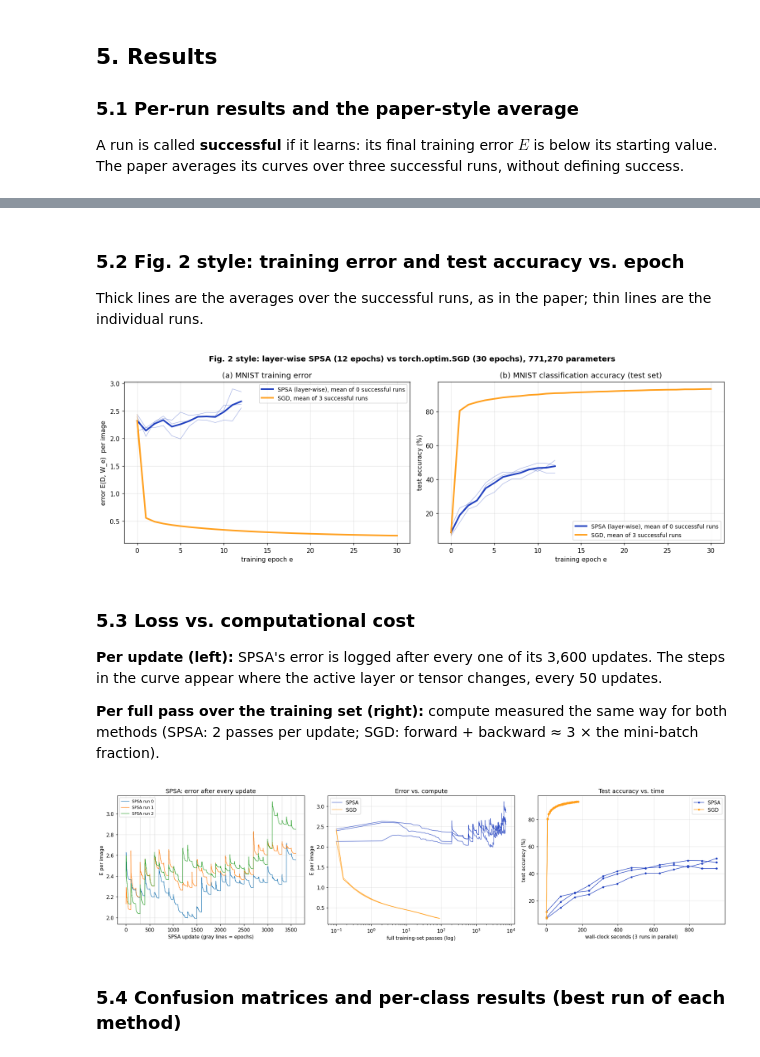
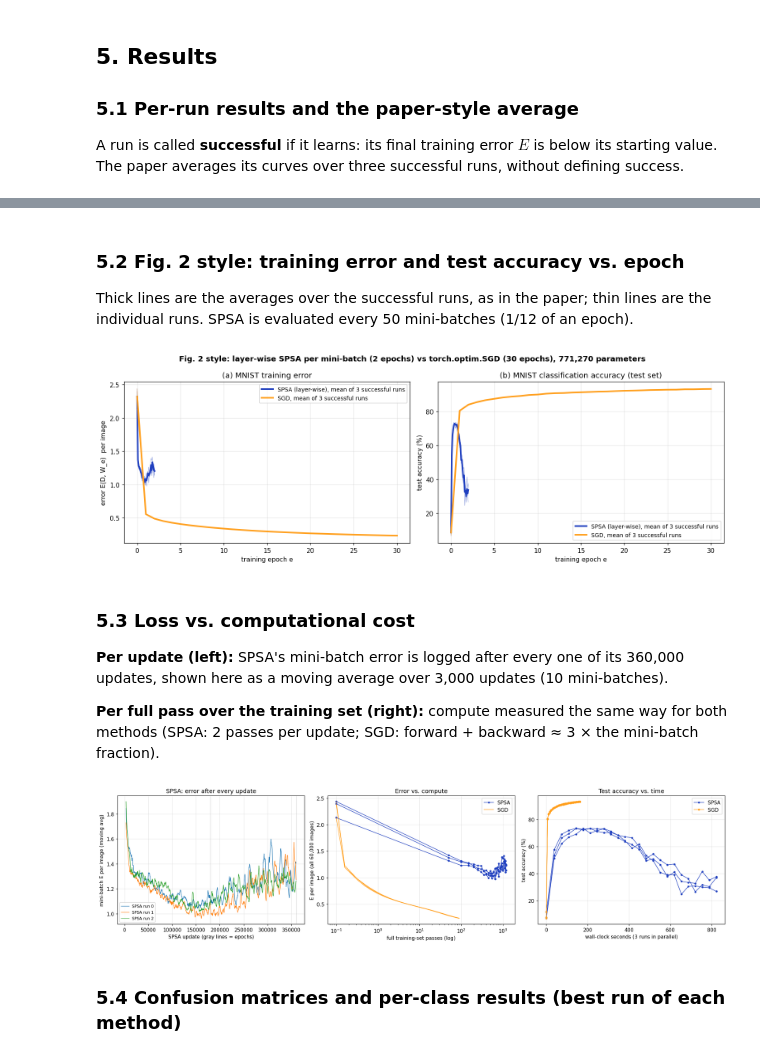
Before and after one commit to Ananth170404/SPSA-Paper-Implementation, a Jupyter notebook: demo/implementation demonstration/MNIST_SPSA_vs_SGD.ipynb, the cells around one changed output, grey strips where cells are left out. Saved outputs shown, nothing was run; the diff lists cells and outputs as text; code cells hidden in the pictures.

```diff
--- a/demo/implementation demonstration/MNIST_SPSA_vs_SGD.ipynb
+++ b/demo/implementation demonstration/MNIST_SPSA_vs_SGD.ipynb
@@ -205,5 +242,5 @@ This runs 2 epochs with the same gains and the same number of updates as layer-w
 # %%
 sync(); t0 = time.perf_counter()
-ps_hol, hist_hol = train_spsa(epochs=2, holistic=True)
+ps_hol, hist_hol = train_spsa(epochs=1, holistic=True, max_batches=120, eval_every=20)
 sync(); print(f"holistic SPSA: {time.perf_counter() - t0:.0f} s")
 # %% [output]
@@ -215,5 +256,5 @@ holistic SPSA: 160 s
 # %%
-SPSA_EPOCHS = 12
+SPSA_EPOCHS = 2
 sync(); t0 = time.perf_counter()
 ps_spsa, hist_spsa = train_spsa(epochs=SPSA_EPOCHS)
 sync(); TIME_SPSA = time.perf_counter() - t0
@@ -272,10 +317,14 @@ def train_sgd(epochs, lr=0.01, batch=64, seed=SEED, log_every=50):
     for k in ("step_E", "epoch_E", "epoch_test", "epoch_train"):
         hist[k] = torch.stack(hist[k]).numpy()
     hist["step_passes"] = np.array(hist["step_passes"])
+    hist["eval_epoch"] = np.arange(epochs + 1, dtype=float)
+    hist["eval_passes"] = 3.0 * hist["eval_epoch"]
+    hist["epoch_time"] = np.array(hist["epoch_time"])
     return [p.detach() for p in ps], hist
 
 
 SGD_EPOCHS = 30
+SGD_TABLE_EPOCHS = (0, 1, 2, 5, 10, 15, 20, 25, 30)
 sync(); t0 = time.perf_counter()
 ps_sgd, hist_sgd = train_sgd(epochs=SGD_EPOCHS)
 sync(); TIME_SGD = time.perf_counter() - t0
@@ -361,11 +411,11 @@ Wall-clock: SPSA 951 s (12 epochs), SGD 181 s (30 epochs), 3 runs in parallel ea
 # %% [markdown]
 ### 5.2 Fig. 2 style: training error and test accuracy vs. epoch
 
-Thick lines are the averages over the successful runs, as in the paper; thin lines are the individual runs.
+Thick lines are the averages over the successful runs, as in the paper; thin lines are the individual runs. SPSA is evaluated every 50 mini-batches (1/12 of an epoch).
 # %%
 fig, axes = plt.subplots(1, 2, figsize=(14, 4.8))
 for h, ok, color, name in ((hist_spsa, ok_spsa, "#1f3fbf", "SPSA (layer-wise)"), (hist_sgd, ok_sgd, "#ff9f1c", "SGD")):
-    ep = np.arange(len(h["epoch_E"]))
+    ep = h["eval_epoch"]
     for r in range(RUNS):
         axes[0].plot(ep, h["epoch_E"][:, r], color=color, lw=0.8, alpha=0.4)
         axes[1].plot(ep, 100 * h["epoch_test"][:, r], color=color, lw=0.8, alpha=0.4)
@@ -375,42 +425,45 @@ axes[0].set(xlabel="training epoch e", ylabel="error E(D, W_e)  per image", titl
 axes[1].set(xlabel="training epoch e", ylabel="test accuracy (%)", title="(b) MNIST classification accuracy (test set)")
 for ax in axes:
     ax.legend(fontsize=9)
-fig.suptitle("Fig. 2 style: layer-wise SPSA (12 epochs) vs torch.optim.SGD (30 epochs), 771,270 parameters", fontweight="bold")
+fig.suptitle("Fig. 2 style: layer-wise SPSA per mini-batch (2 epochs) vs torch.optim.SGD (30 epochs), 771,270 parameters", fontweight="bold")
 plt.tight_layout()
 plt.show()
 # %% [output]
-[figure, old version]
+[figure, new version]
 # %% [markdown]
 ### 5.3 Loss vs. computational cost
 
-**Per update (left):** SPSA's error is logged after every one of its 3,600 updates. The steps in the curve appear where the active layer or tensor changes, every 50 updates.
+**Per update (left):** SPSA's mini-batch error is logged after every one of its 360,000 updates, shown here as a moving average over 3,000 updates (10 mini-batches).
 
 **Per full pass over the training set (right):** compute measured the same way for both methods (SPSA: 2 passes per update; SGD: forward + backward ≈ 3 × the mini-batch fraction).
 # %%
 fig, axes = plt.subplots(1, 3, figsize=(18, 4.6))
-upd = np.arange(len(hist_spsa["step_E"]))
+W = min(3000, len(hist_spsa["step_E"]) // 2)
 for r in range(RUNS):
-    axes[0].plot(upd, hist_spsa["step_E"][:, r], lw=0.9, label=f"SPSA run {r}")
+    sm = np.convolve(hist_spsa["step_E"][:, r], np.ones(W) / W, mode="valid")
+    axes[0].plot(np.arange(len(sm)) + W, sm, lw=0.9, label=f"SPSA run {r}")
 for k in range(1, SPSA_EPOCHS + 1):
     axes[0].axvline(k * hist_spsa["updates_per_epoch"], color="gray", lw=0.5, alpha=0.5)
-axes[0].set(xlabel="SPSA update (gray lines = epochs)", ylabel="E per image", title="SPSA: error after every update")
+axes[0].set(xlabel="SPSA update (gray lines = epochs)", ylabel="mini-batch E per image (moving avg)",
+            title="SPSA: error after every update")
 axes[0].legend(fontsize=8)
-for h, color, name in ((hist_spsa, "#1f3fbf", "SPSA"), (hist_sgd, "#ff9f1c", "SGD")):
-    for r in range(RUNS):
-        axes[1].plot(np.maximum(h["step_passes"], 1e-1), h["step_E"][:, r], color=color, lw=1, alpha=0.8,
-                     label=name if r == 0 else None)
-axes[1].set(xscale="log", xlabel="full training-set passes (log)", ylabel="E per image", title="Error vs. compute")
+for r in range(RUNS):
+    axes[1].plot(np.maximum(hist_spsa["eval_passes"], 1e-1), hist_spsa["epoch_E"][:, r], color="#1f3fbf", marker="o",
+                 ms=3, lw=1, label="SPSA" if r == 0 else None)
+    axes[1].plot(np.maximum(hist_sgd["step_passes"], 1e-1), hist_sgd["step_E"][:, r], color="#ff9f1c", lw=1,
+                 label="SGD" if r == 0 else None)
+axes[1].set(xscale="log", xlabel="full training-set passes (log)", ylabel="E per image (all 60,000 images)", title="Error vs. compute")
 axes[1].legend()
 for h, color, name in ((hist_spsa, "#1f3fbf", "SPSA"), (hist_sgd, "#ff9f1c", "SGD")):
     for r in range(RUNS):
         axes[2].plot(h["epoch_time"], 100 * h["epoch_test"][:, r], color=color, marker="o", ms=3, lw=1,
                      label=name if r == 0 else None)
 axes[2].set(xlabel="wall-clock seconds (3 runs in parallel)", ylabel="test accuracy (%)", title="Test accuracy vs. time")
 axes[2].legend()
 plt.tight_layout()
 plt.show()
 # %% [output]
-[figure, old version]
+[figure, new version]
 # %% [markdown]
 ### 5.4 Confusion matrices and per-class results (best run of each method)
 # %%
```
Also changed, not shown: parts of 14 cells of this notebook, 7 other files.
